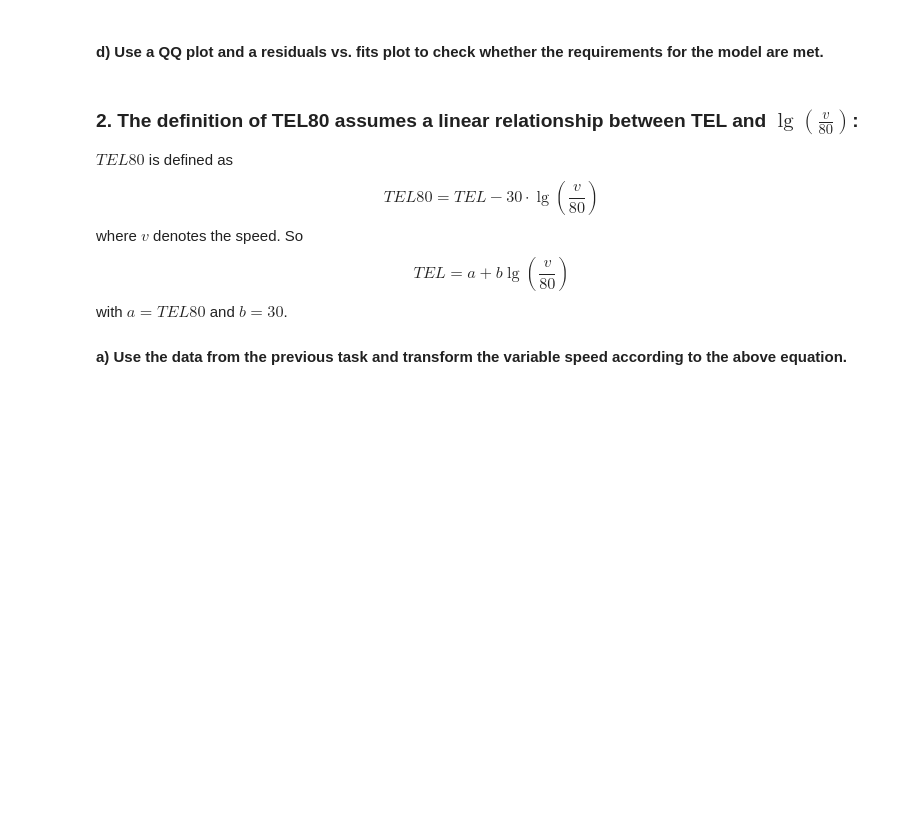
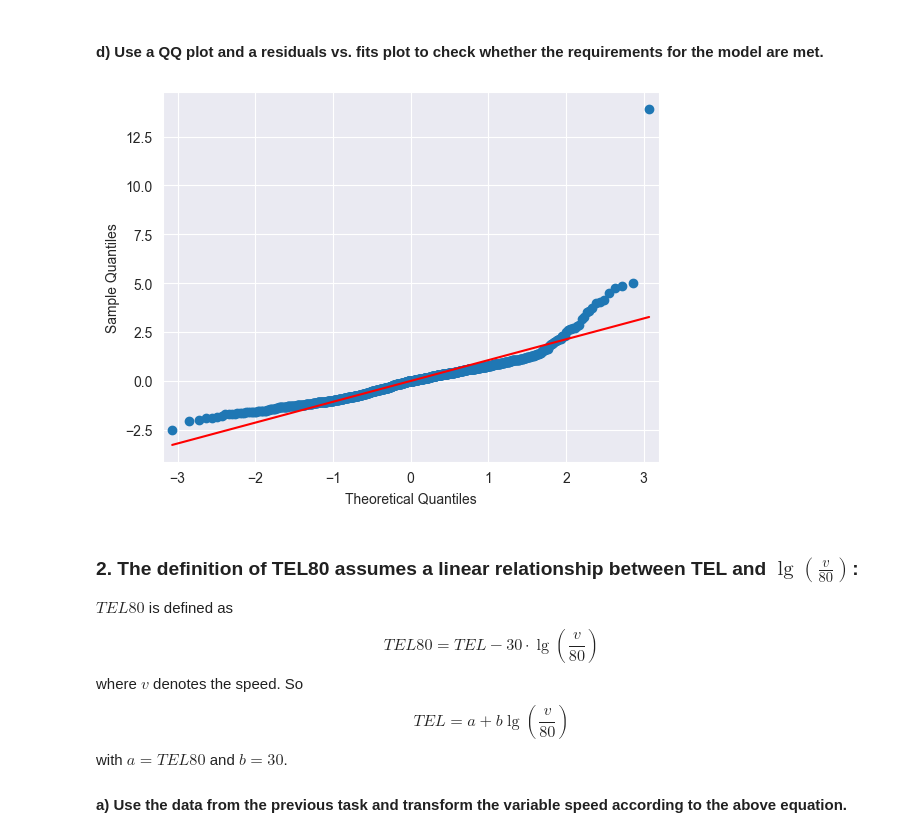
Before and after one commit to FaceEnte/Applied-Statistics, a Jupyter notebook: data/files_for_problem_sheets/sheet_15/railway2.ipynb, the cells around one changed output. Cells and saved outputs as stored; diff of their text form; code cells hidden in the pictures; blank space fills up the shorter version.

```diff
--- a/data/files_for_problem_sheets/sheet_15/railway2.ipynb
+++ b/data/files_for_problem_sheets/sheet_15/railway2.ipynb
@@ -16,2 +34,5 @@ Applied Statistics
 # %% [markdown]
 #### b) Fit a model with TEL as the explained variable and speed as the explanatory variable.
+# %%
+m = smf.ols(formula="tel ~ speed", data=data).fit()
+m.summary()
@@ -20,5 +68,10 @@ Applied Statistics
 # %% [markdown]
 #### d) Use a QQ plot and a residuals vs. fits plot to check whether the requirements for the model are met.
+# %%
+sm.qqplot(m.resid, line='s')
+None
+# %% [output]
+[figure, added]
 # %% [markdown]
 ### 2. The definition of TEL80 assumes a linear relationship between TEL and $\lg \left(\frac{v}{80}\right)$:
 
```
Also changed, not shown: parts of 8 cells of this notebook.
